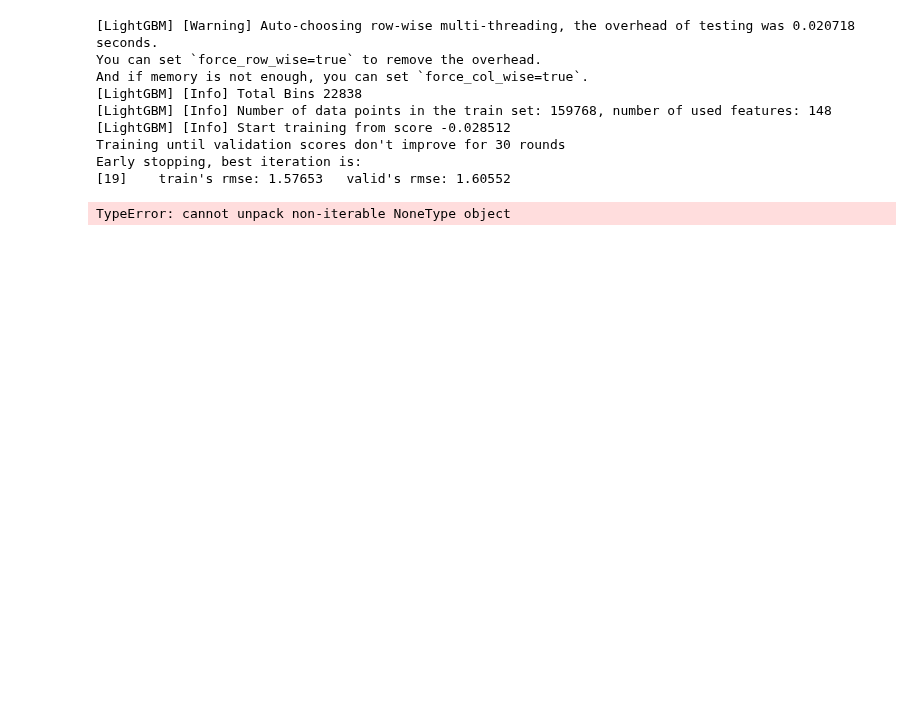
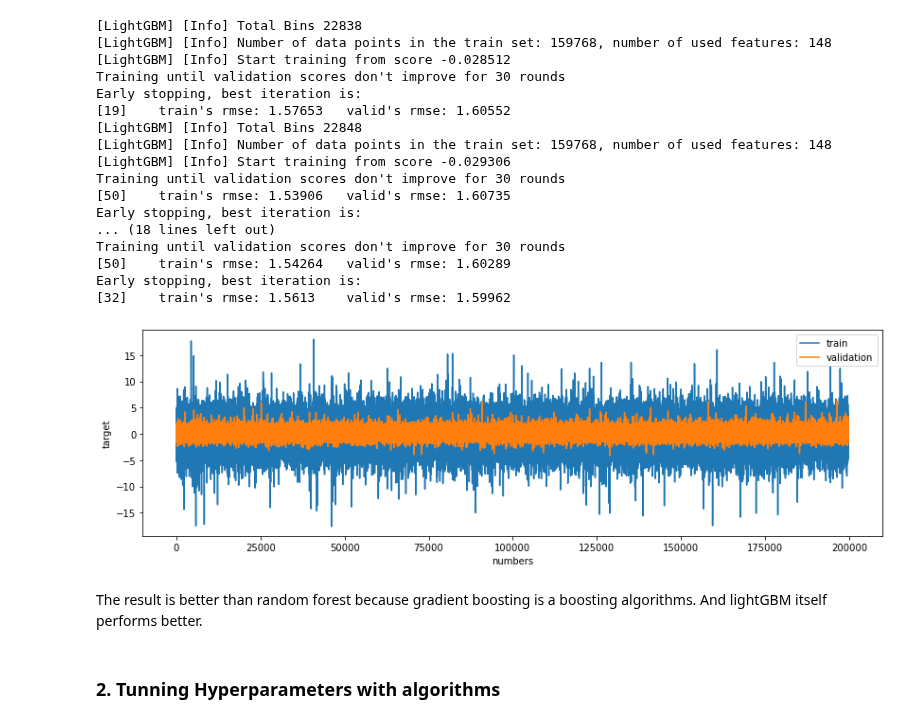
Before and after one commit to thinkinbig/lama, a Jupyter notebook: lama/model/3.LightGBMModelTraining.ipynb, the cells around one changed output. Cells and saved outputs as stored; diff of their text form; code cells hidden in the pictures; blank space fills up the shorter version.

```diff
--- a/lama/model/3.LightGBMModelTraining.ipynb
+++ b/lama/model/3.LightGBMModelTraining.ipynb
@@ -54,6 +54,7 @@ param_init = {
     'metric': 'rmse',
     'lambda_l1': 0.2,
     'lambda_l2': 1.0,
+    'force_col_wise': True,
     'objective': 'regression'
 }
 
@@ -71,11 +72,14 @@ def dump(model, filename):
         file.write(json.dumps(model))
 
 @enable_logging("perform_lgb_kfold.log")
-def perform_lgb_kfold(train, test, features, label, n_splits=5, random_state=22):
+def perform_lgb_kfold(train, test, features, label, params, n_splits=5, random_state=22):
+    """
+    Homemade kfold
+    """
     kf = KFold(n_splits=n_splits, random_state=random_state, shuffle=True)
     prediction_test = 0
+    eval_results= {}
     cv_score = []
-    eval_results= {}
     predictions = np.zeros(train.shape[0])
     logger.info("Start Loop")
     for i, (train_index, validation_index) in enumerate(kf.split(train[features])):
@@ -83,7 +87,7 @@ def perform_lgb_kfold(train, test, features, label, n_splits=5, random_state=22)
                                 train[label].loc[train_index])
         validation_lgb = lgb.Dataset(train[features].loc[validation_index],
                                      train[label].loc[validation_index])
-        bst = lgb.train(param_init, train_lgb,
+        bst = lgb.train(params, train_lgb,
                         valid_sets=[train_lgb, validation_lgb],
                         valid_names=['train', 'valid'],
                         callbacks=[lgb.early_stopping(ESR),
@@ -95,26 +99,57 @@ def perform_lgb_kfold(train, test, features, label, n_splits=5, random_state=22)
         prediction_test += bst.predict(test[features])
         validation_pre = bst.predict(train[features].loc[validation_index])
         score = np.sqrt(mean_squared_error(train[label].loc[validation_index].values, validation_pre))
-
         logger.debug(f'CV Score in {i} round: {score}')
-
+        predictions[validation_index] = validation_pre
         cv_score.append(score)
-        print(len(validation_index))
-        print(len(validation_pre))
         dump(bst.dump_model(i), f"lightGBM_{i}.json")
     return prediction_test, predictions, cv_score
 # %%
-prediction_test, predictions, cv_score = perform_lgb_kfold(train, test, features, label)
+prediction_test, predictions, cv_score = perform_lgb_kfold(train, test, features, label, param_init)
 test['target'] = prediction_test / n_split
 test[['card_id', 'target']].to_csv(os.path.join(RESULT_DIR, "submission_light_gbm_kfold.csv"), index=False)
+
+
+prediction_csv = pd.read_csv(os.path.join(OUT_DIR, "predictions.csv"))
+prediction_csv['target_2'] = predictions
+prediction_csv.to_csv(os.path.join(OUT_DIR, "predictions.csv"), index=False)
 # %% [output]
-[LightGBM] [Warning] Auto-choosing row-wise multi-threading, the overhead of testing was 0.020718 seconds.
-You can set `force_row_wise=true` to remove the overhead.
-And if memory is not enough, you can set `force_col_wise=true`.
 [LightGBM] [Info] Total Bins 22838
 [LightGBM] [Info] Number of data points in the train set: 159768, number of used features: 148
 [LightGBM] [Info] Start training from score -0.028512
 Training until validation scores don't improve for 30 rounds
 Early stopping, best iteration is:
 [19]    train's rmse: 1.57653   valid's rmse: 1.60552
+[LightGBM] [Info] Total Bins 22848
+[LightGBM] [Info] Number of data points in the train set: 159768, number of used features: 148
+[LightGBM] [Info] Start training from score -0.029306
+Training until validation scores don't improve for 30 rounds
+[50]    train's rmse: 1.53906   valid's rmse: 1.60735
+Early stopping, best iteration is:
+... (18 lines left out)
+Training until validation scores don't improve for 30 rounds
+[50]    train's rmse: 1.54264   valid's rmse: 1.60289
+Early stopping, best iteration is:
+[32]    train's rmse: 1.5613    valid's rmse: 1.59962
-TypeError: cannot unpack non-iterable NoneType object
+# %%
+import matplotlib.pyplot as plt
+
+def plot_train_validation(train, validation, target):
+    plt.figure(figsize=(14,4))
+
+    train_target = train[target]
+
+    plt.plot(train_target, label='train')
+    plt.plot(validation, label='validation')
+    plt.xlabel("numbers")
+    plt.ylabel(target)
+    plt.legend()
+    plt.show()
+
+plot_train_validation(train, predictions, 'target')
+# %% [output]
+[figure, added]
+# %% [markdown]
+The result is better than random forest because gradient boosting is a boosting algorithms. And lightGBM itself performs better.
+# %% [markdown]
+### 2. Tunning Hyperparameters with algorithms
```
Also changed, not shown: parts of 4 cells of this notebook, 13 other files.
